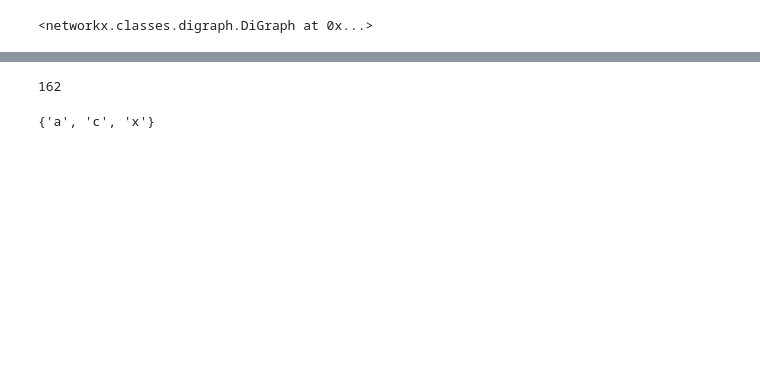
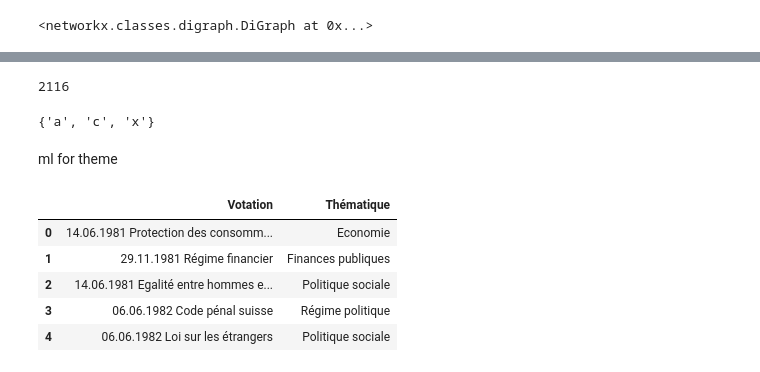
Before and after one commit to matthieuDev/ADA2017, a Jupyter notebook: project/ml.ipynb, the cells around one changed output, grey strips where cells are left out. Drawn from its saved outputs; the diff is of its cells as text; code cells hidden in the pictures; blank space fills up the shorter version.

```diff
--- a/project/ml.ipynb
+++ b/project/ml.ipynb
@@ -148,7 +197,7 @@ cut_value
 # %%
-len(non_reachable)
+len(reachable)
 # %% [output]
-162
+2116
 # %%
 G = nx.DiGraph()
 G.add_edge('x','a', capacity = 3.0)
@@ -166,3 +215,15 @@ reachable, non_reachable = partition
 reachable
 # %% [output]
 {'a', 'c', 'x'}
+# %% [markdown]
+ml for theme
+# %%
+data_t = pd.read_pickle('data/data_theme.pkl')
+data_t.head()
+# %% [output]
+|  | Votation | Thématique |
+| 0 | 14.06.1981 Protection des consomm... | Economie |
+| 1 | 29.11.1981 Régime financier | Finances publiques |
+| 2 | 14.06.1981 Egalité entre hommes e... | Politique sociale |
+| 3 | 06.06.1982 Code pénal suisse | Régime politique |
+| 4 | 06.06.1982 Loi sur les étrangers | Politique sociale |
```
Also changed, not shown: parts of 9 cells of this notebook, 53 other files.
